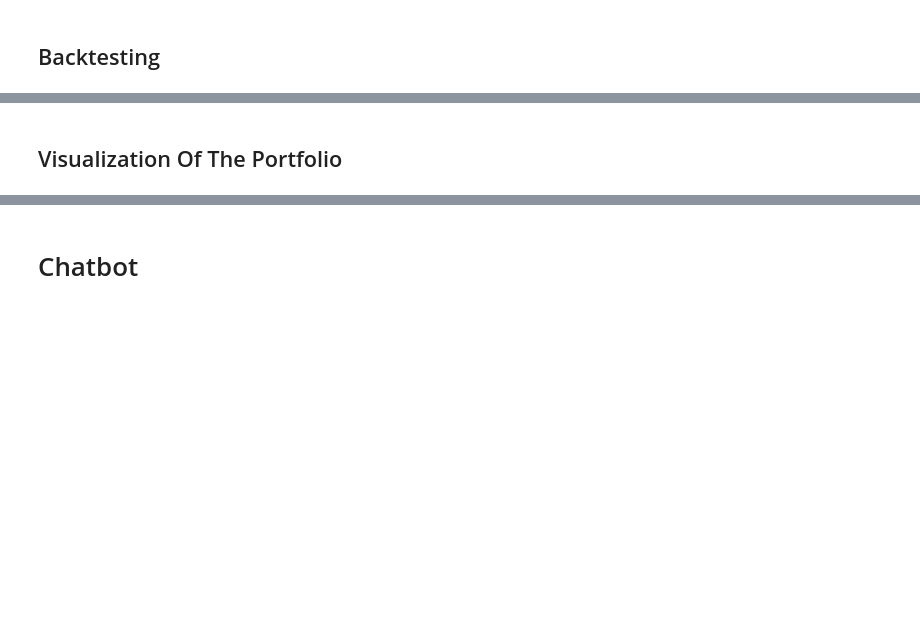
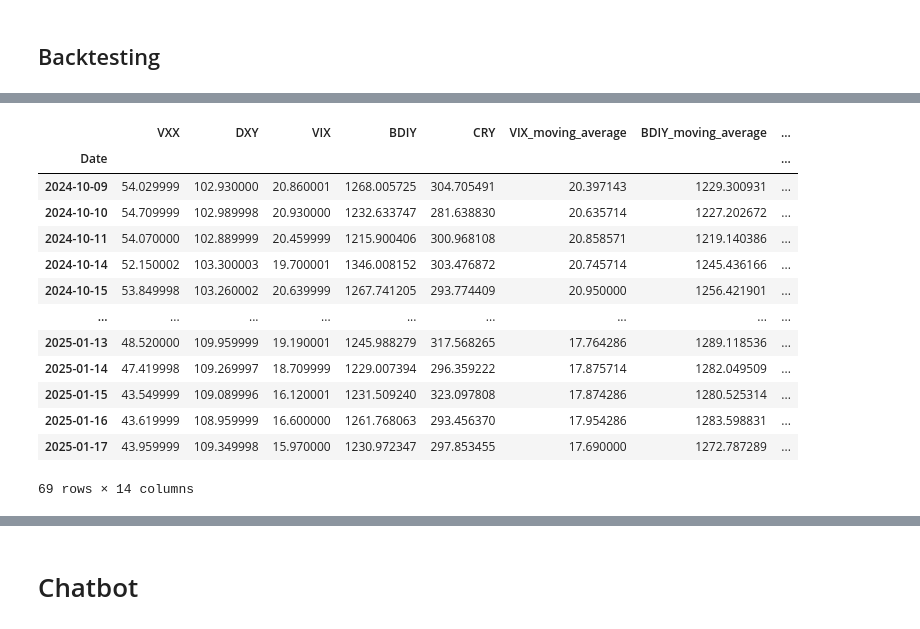
Before and after one commit to HAIBALLA1/market_crash_detection, a Jupyter notebook: notebooks/data_analysis.ipynb, the cells around one changed output, grey strips where cells are left out. Saved outputs shown, nothing was run; the diff lists cells and outputs as text; code cells hidden in the pictures; blank space fills up the shorter version.

```diff
--- a/notebooks/data_analysis.ipynb
+++ b/notebooks/data_analysis.ipynb
@@ -739,13 +390,13 @@ def perform_backtesting(dataset, initial_portfolio=100000, transaction_fee=10, s
 # %%
 def backtest_strategy(model):
     """
-    Executes the real-time trading strategy and performs backtesting.
+    Executes the real-time trading strategy, performs backtesting, and plots results.
 
     Parameters:
         - model: The pre-trained model for anomaly detection.
 
     Returns:
-        - None
+        - dataset: The DataFrame containing the portfolio and strategy details.
     """
     # Define parameters
     tickers = ['VXX', 'DX-Y.NYB', '^VIX']  # Include only relevant tickers
@@ -753,51 +404,33 @@ def backtest_strategy(model):
         'DX-Y.NYB': 'DXY',  # Map 'DX-Y.NYB' to 'DXY'
         '^VIX': 'VIX'       # Map '^VIX' to 'VIX'
     }
-    window = 5
+    window = 7
     initial_portfolio = 100000
-    transaction_fee = 2  # In euros
+    transaction_fee = 1  # In euros
     stop_loss_threshold = 0.44
     take_profit_threshold = 1.20
 
-    #Load real-time data
+    # Load real-time data
     real_time_data = fetch_real_time_data(tickers, window=window, ticker_exceptions=ticker_exceptions)
 
-    # Display available columns for debugging
-    print("\n=== Data State After Download ===")
-    print(real_time_data.head())
-    print("Available Columns:", real_time_data.columns.tolist())
-
     if real_time_data is not None and not real_time_data.empty:
-
         # Define the 'price' column
         real_time_data['price'] = real_time_data['VIX']
-        print("The 'price' column is set to 'VXX'.")
+        print("The 'price' column is set to 'VIX'.")
 
         # Predict anomaly probabilities for all rows
         try:
             real_time_data['Anomaly_Probability'] = predict_anomaly(model, real_time_data)
             print("Anomaly prediction successful.")
-
-            # Validation des probabilités d'anomalie
-            print("\n=== Distribution des Probabilités d'Anomalie ===")
-            print(real_time_data['Anomaly_Probability'].describe())
-            print("\nValeurs Extrêmes :")
-            print(real_time_data[real_time_data['Anomaly_Probability'] > 0.8])
-            print(real_time_data[real_time_data['Anomaly_Probability'] < 0.2])  # Probabilités < 0.2
-
         except ValueError as e:
             print(f"Error during anomaly prediction: {e}")
-            return
+            return None
         except Exception as e:
             print(f"Unexpected error during anomaly prediction: {e}")
-            return
+            return None
 
-        #Define the strategy for each row
+        # Define the strategy for each row
         real_time_data['Strategy'] = real_time_data.apply(define_real_time_strategy, axis=1, price_column='price')
-
-        # Display anomaly probabilities and strategies
-        print("\nAnomaly Probabilities and Strategies:")
-        print(real_time_data[['Anomaly_Probability', 'Strategy']])
 
         # Perform backtesting
         try:
@@ -809,12 +442,10 @@ def backtest_strategy(model):
                 take_profit_threshold=take_profit_threshold
             )
 
-            # Final results
             print(f"\n=== Backtesting Results ===")
             print(f"Total Return: {total_return:.2f}%")
             print(f"Final Portfolio Value: {dataset['Portfolio_Value'].iloc[-1]:.2f} €")
 
-            # Check if any transactions were made
             if not transactions:
                 print("\nNo transactions were made during backtesting.")
             else:
@@ -822,10 +453,14 @@ def backtest_strategy(model):
                 for log in transactions:
                     print(log)
 
+            return dataset  # Return the dataset for further use
+
         except Exception as e:
             print(f"An error occurred during backtesting: {e}")
+            return None
     else:
         print("Real-time data is empty. Cannot proceed with backtesting.")
+        return None
 
 
 backtest_strategy(model)
@@ -850,2 +485,14 @@ Buy 8324.0 units at 16.12 (adjusted: 16.44) on 2025-01-15
+|  | VXX | DXY | VIX | BDIY | CRY | VIX_moving_average | BDIY_moving_average | ... |
+| Date |  |  |  |  |  |  |  | ... |
+| 2024-10-09 | 54.029999 | 102.930000 | 20.860001 | 1268.005725 | 304.705491 | 20.397143 | 1229.300931 | ... |
+| 2024-10-10 | 54.709999 | 102.989998 | 20.930000 | 1232.633747 | 281.638830 | 20.635714 | 1227.202672 | ... |
+| 2024-10-11 | 54.070000 | 102.889999 | 20.459999 | 1215.900406 | 300.968108 | 20.858571 | 1219.140386 | ... |
+| 2024-10-14 | 52.150002 | 103.300003 | 19.700001 | 1346.008152 | 303.476872 | 20.745714 | 1245.436166 | ... |
+| 2024-10-15 | 53.849998 | 103.260002 | 20.639999 | 1267.741205 | 293.774409 | 20.950000 | 1256.421901 | ... |
+| ... | ... | ... | ... | ... | ... | ... | ... | ... |
+| 2025-01-13 | 48.520000 | 109.959999 | 19.190001 | 1245.988279 | 317.568265 | 17.764286 | 1289.118536 | ... |
+| 2025-01-14 | 47.419998 | 109.269997 | 18.709999 | 1229.007394 | 296.359222 | 17.875714 | 1282.049509 | ... |
+| 2025-01-15 | 43.549999 | 109.089996 | 16.120001 | 1231.509240 | 323.097808 | 17.874286 | 1280.525314 | ... |
+| 2025-01-16 | 43.619999 | 108.959999 | 16.600000 | 1261.768063 | 293.456370 | 17.954286 | 1283.598831 | ... |
+| 2025-01-17 | 43.959999 | 109.349998 | 15.970000 | 1230.972347 | 297.853455 | 17.690000 | 1272.787289 | ... |
+69 rows × 14 columns
-# %% [markdown]
-##  Visualization Of The Portfolio
```
Also changed, not shown: parts of 10 cells of this notebook.
